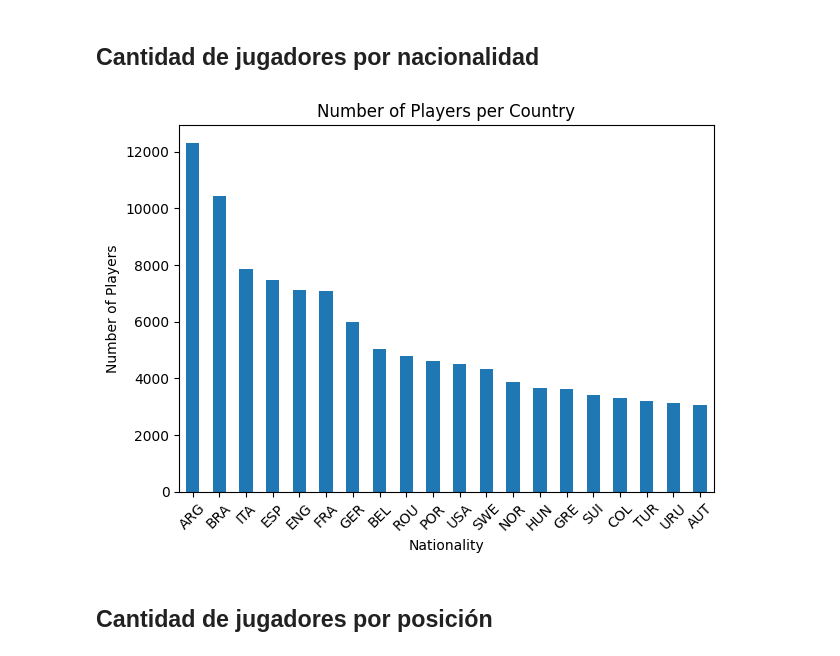
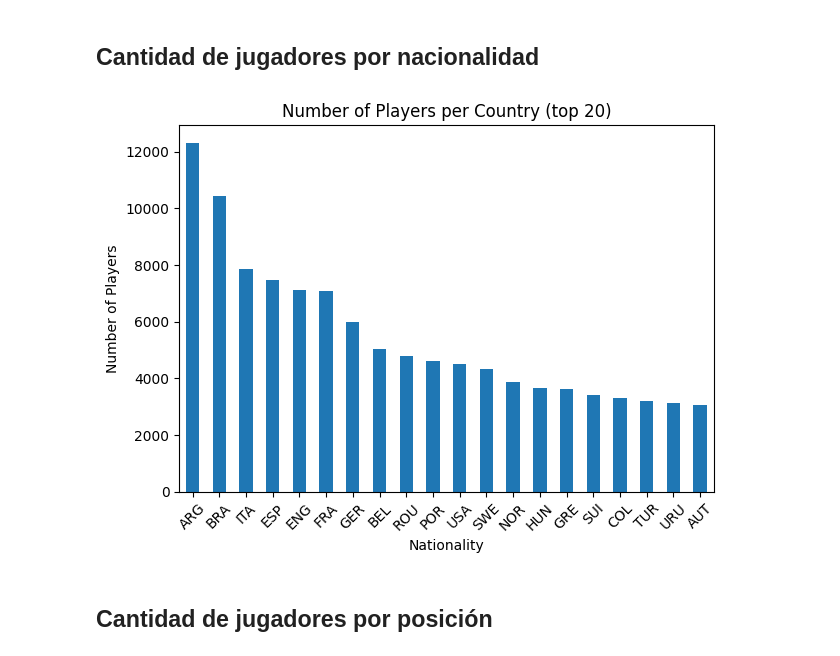
Before and after one commit to Leo11wasd/proyecto_mineria_y_analisis_de_datos, a Jupyter notebook: fm_eda.ipynb, the cells around one changed output. Cells and saved outputs as stored; diff of their text form; code cells hidden in the pictures.

```diff
--- a/fm_eda.ipynb
+++ b/fm_eda.ipynb
@@ -143,22 +143,23 @@ for col in df.columns:
 # %% [markdown]
 ## Cantidad de jugadores por nacionalidad
 # %%
+top_cantidad=20
 counts = df["Nat"].value_counts()
 counts = counts.head(20)
 
 
 plt.figure()
 counts.plot(kind="bar")
 
-plt.title("Number of Players per Country")
+plt.title(f"Number of Players per Country (top {top_cantidad})")
 plt.xlabel("Nationality")
 plt.ylabel("Number of Players")
 
 plt.xticks(rotation=45)
 plt.tight_layout()
 plt.show()
 # %% [output]
-[figure, old version]
+[figure, new version]
 # %% [markdown]
 ## Cantidad de jugadores por posición
 # %%
```
Also changed, not shown: parts of 11 cells of this notebook.
